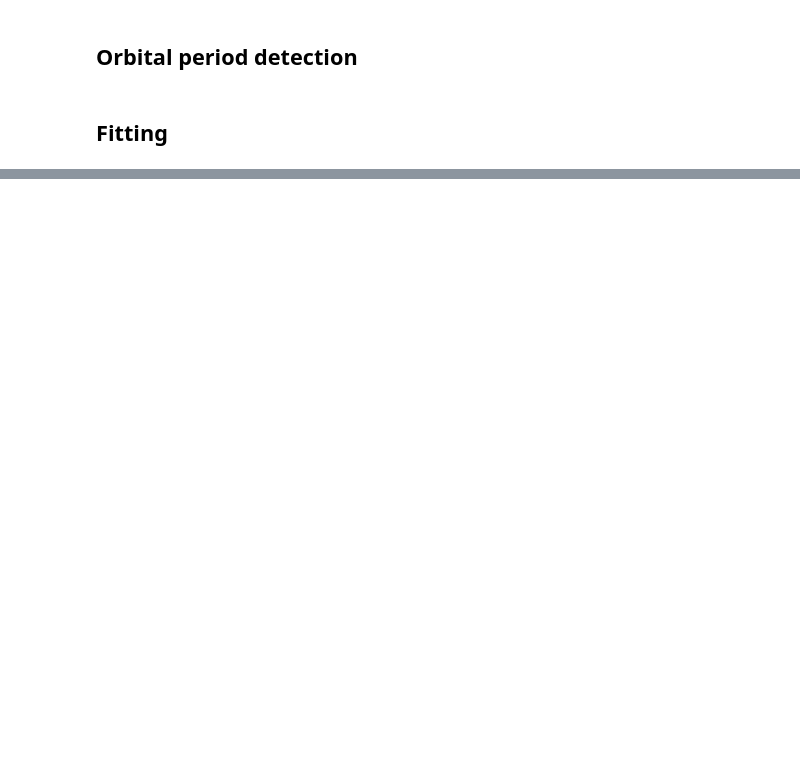
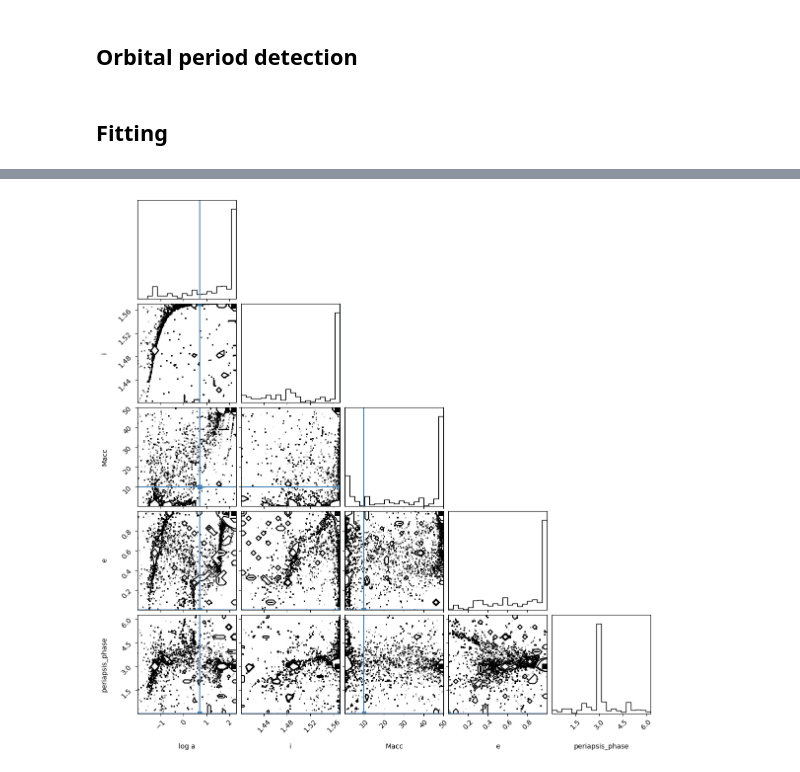
Before and after one commit to COBALT-lensing/py-self-lensing, a Jupyter notebook: demo.ipynb, the cells around one changed output, grey strips where cells are left out. Cells and saved outputs as stored; diff of their text form; code cells hidden in the pictures; blank space fills up the shorter version.

```diff
--- a/demo.ipynb
+++ b/demo.ipynb
@@ -238,0 +258,13 @@ WARNING:root:Too few points to create valid contours
+# %%
+import corner
+
+flat_samples_log = flat_samples.copy()
+flat_samples_log[:, 0] = numpy.log10(flat_samples[:, 0])
+truths_log = truths.copy()
+truths_log[0] = numpy.log10(truths[0])
+labels_log = labels.copy()
+labels_log[0] = 'log ' + labels[0]
+fig = corner.corner(
+    flat_samples_log, labels=labels_log, truths=truths_log
+)
+# %% [output]
@@ -238,0 +281 @@ WARNING:root:Too few points to create valid contours
+[figure, added]
```
Also changed, not shown: parts of 24 cells of this notebook, 4 other files.
